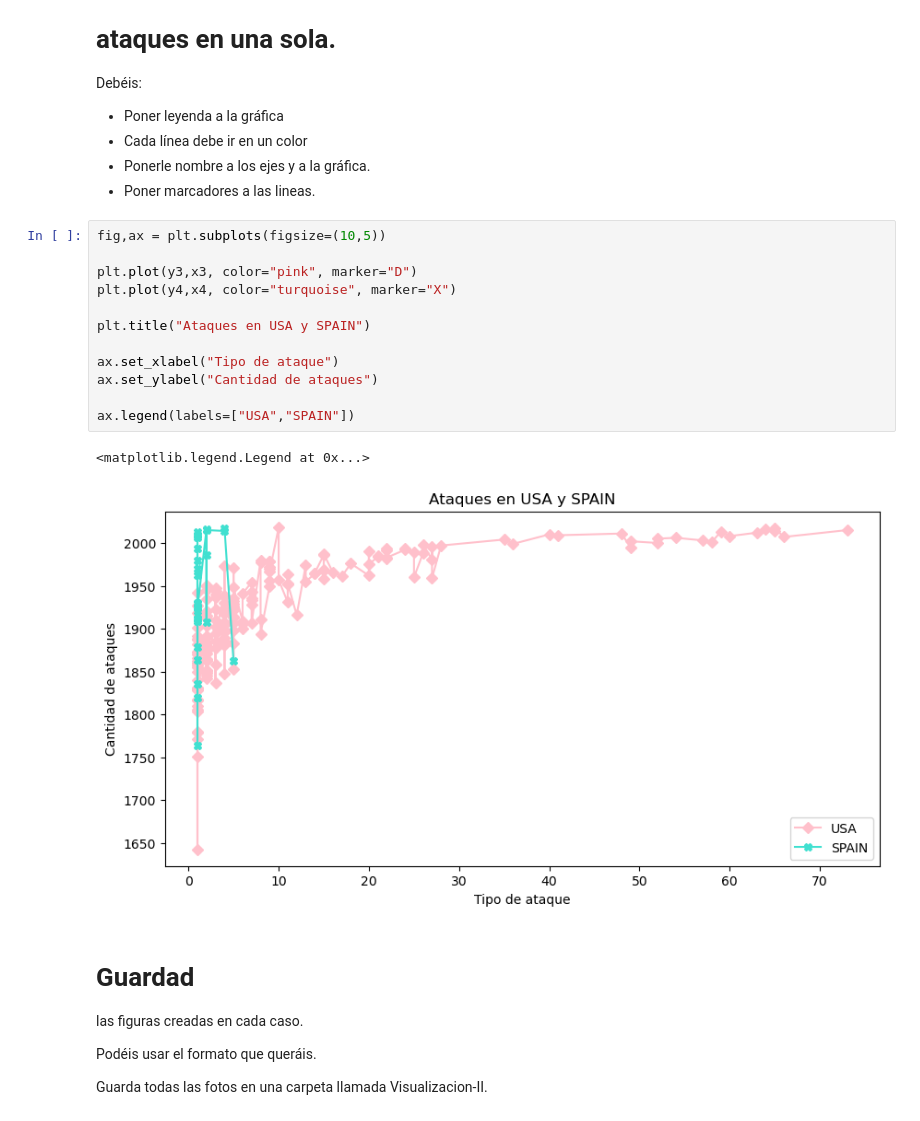
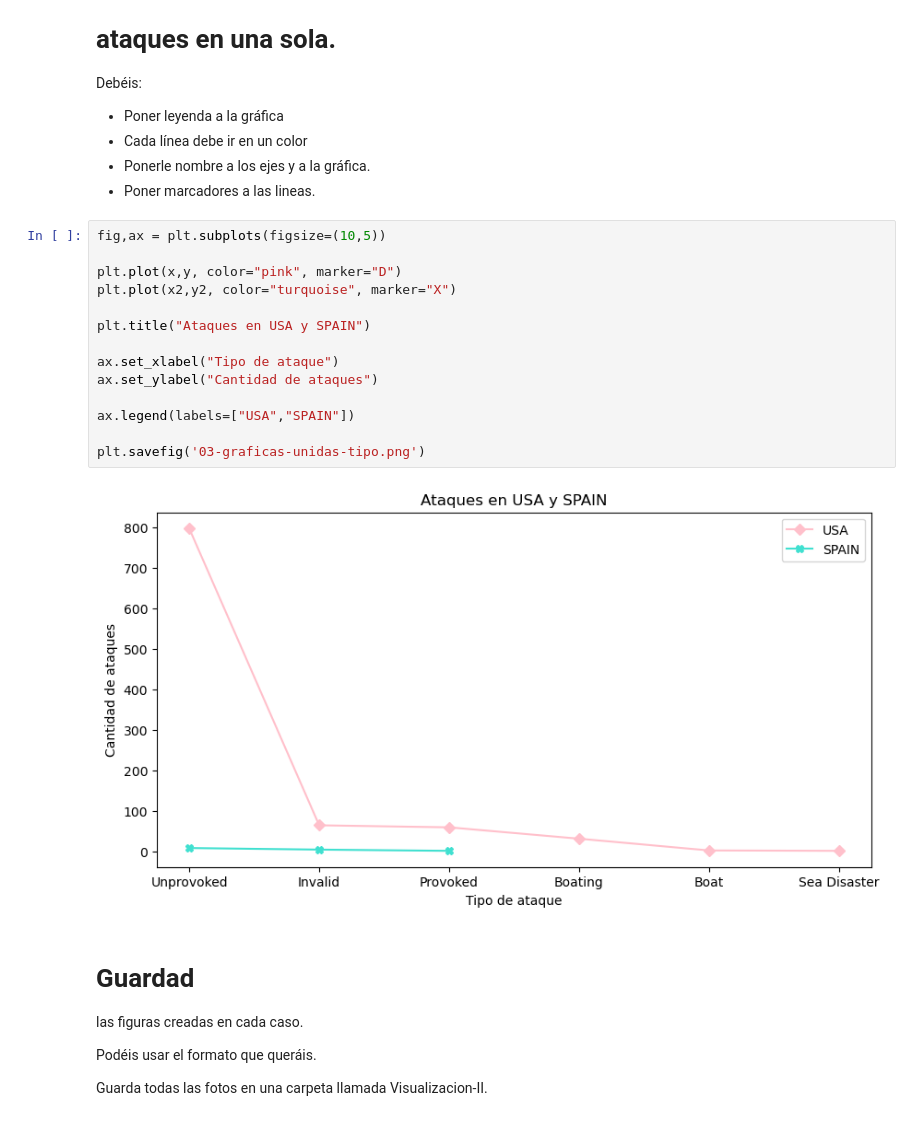
Before and after one commit to Adalab/DA-promoC-modulo-02-Marina-Lourdes-Ana, a Jupyter notebook: Visualizacion/02-Visualizacion_2.ipynb, the cells around one changed output. Cells and saved outputs as stored; diff of their text form.

```diff
--- a/Visualizacion/02-Visualizacion_2.ipynb
+++ b/Visualizacion/02-Visualizacion_2.ipynb
@@ -223,18 +221,19 @@ Debéis:
 # %%
 fig,ax = plt.subplots(figsize=(10,5))
 
-plt.plot(y3,x3, color="pink", marker="D")
-plt.plot(y4,x4, color="turquoise", marker="X")
+plt.plot(x,y, color="pink", marker="D")
+plt.plot(x2,y2, color="turquoise", marker="X")
 
 plt.title("Ataques en USA y SPAIN")
 
 ax.set_xlabel("Tipo de ataque")
 ax.set_ylabel("Cantidad de ataques")
 
 ax.legend(labels=["USA","SPAIN"])
+
+plt.savefig('03-graficas-unidas-tipo.png')
 # %% [output]
-<matplotlib.legend.Legend at 0x...>
-[figure, old version]
+[figure, new version]
 # %% [markdown]
 # Guardad
 
```
Also changed, not shown: parts of 7 cells of this notebook, 1 other file.
